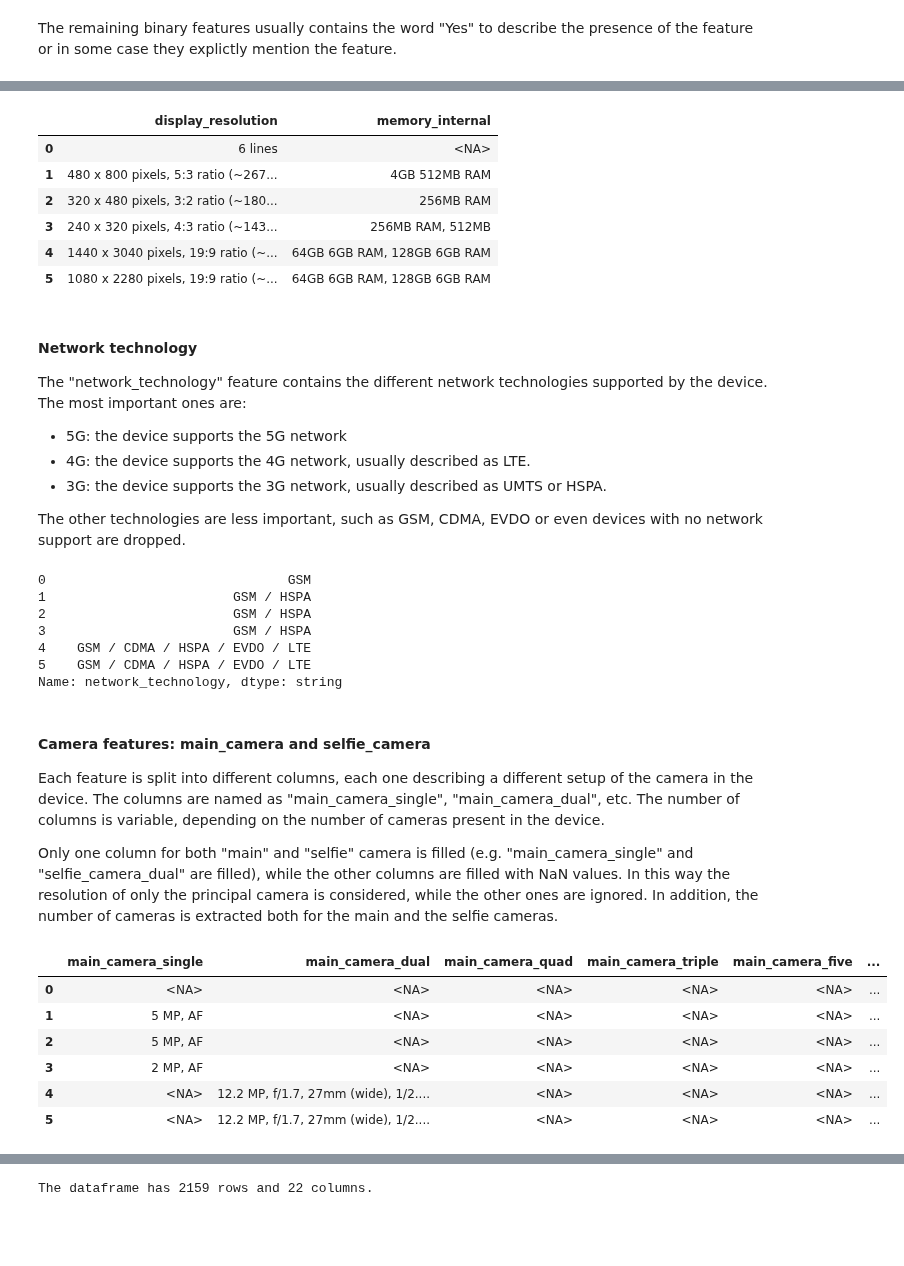
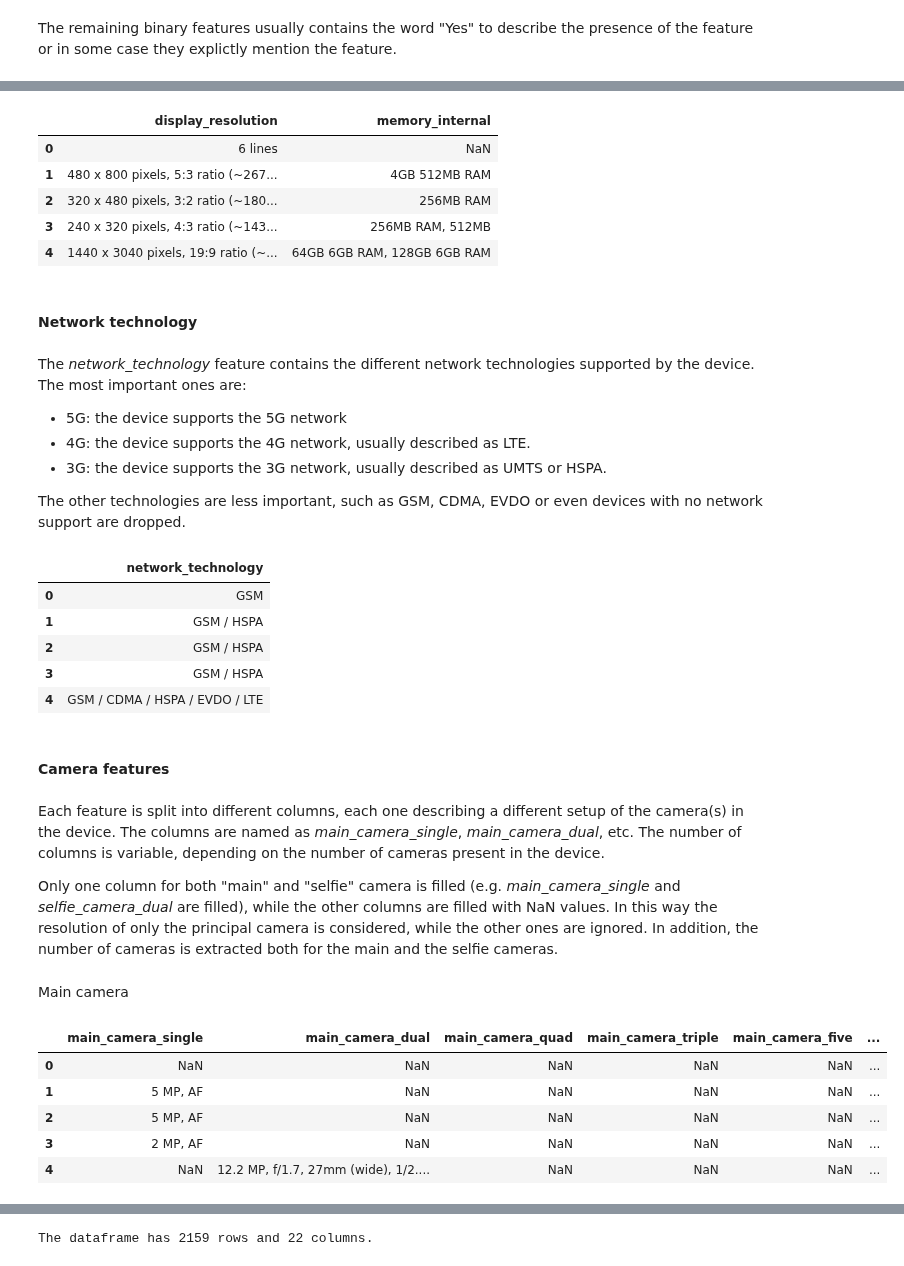
Before and after one commit to Valendrew/counterfactual-explanations, a Jupyter notebook: data_preprocessing.ipynb, the cells around one changed output, grey strips where cells are left out. Drawn from its saved outputs; the diff is of its cells as text; code cells hidden in the pictures; blank space fills up the shorter version.

```diff
--- a/data_preprocessing.ipynb
+++ b/data_preprocessing.ipynb
@@ -595,17 +695,16 @@ df_copy.loc[
 # %%
-df_copy.loc[0:5, ["display_resolution", "memory_internal"]]
+df_copy[["display_resolution", "memory_internal"]].head()
 # %% [output]
 |  | display_resolution | memory_internal |
-| 0 | 6 lines | <NA> |
+| 0 | 6 lines | NaN |
 | 1 | 480 x 800 pixels, 5:3 ratio (~267... | 4GB 512MB RAM |
 | 2 | 320 x 480 pixels, 3:2 ratio (~180... | 256MB RAM |
 | 3 | 240 x 320 pixels, 4:3 ratio (~143... | 256MB RAM, 512MB |
 | 4 | 1440 x 3040 pixels, 19:9 ratio (~... | 64GB 6GB RAM, 128GB 6GB RAM |
-| 5 | 1080 x 2280 pixels, 19:9 ratio (~... | 64GB 6GB RAM, 128GB 6GB RAM |
+# %% [markdown]
+#### Network technology
 # %% [markdown]
-#### Network technology
-
-The "network_technology" feature contains the different network technologies supported by the device. The most important ones are:
+The *network_technology* feature contains the different network technologies supported by the device. The most important ones are:
 
 - 5G: the device supports the 5G network
 - 4G: the device supports the 4G network, usually described as LTE.
@@ -613,38 +712,29 @@ The "network_technology" feature contains the different network technologies sup
 
 The other technologies are less important, such as GSM, CDMA, EVDO or even devices with no network support are dropped.
 # %%
-df_copy.loc[0:5, "network_technology"]
+df_copy[["network_technology"]].head()
 # %% [output]
-0                               GSM
-1                        GSM / HSPA
-2                        GSM / HSPA
-3                        GSM / HSPA
-4    GSM / CDMA / HSPA / EVDO / LTE
-5    GSM / CDMA / HSPA / EVDO / LTE
-Name: network_technology, dtype: string
+|  | network_technology |
+| 0 | GSM |
+| 1 | GSM / HSPA |
+| 2 | GSM / HSPA |
+| 3 | GSM / HSPA |
+| 4 | GSM / CDMA / HSPA / EVDO / LTE |
+# %% [markdown]
+#### Camera features
 # %% [markdown]
-#### Camera features: main_camera and selfie_camera
+Each feature is split into different columns, each one describing a different setup of the camera(s) in the device. The columns are named as *main_camera_single*, *main_camera_dual*, etc. The number of columns is variable, depending on the number of cameras present in the device.
 
-Each feature is split into different columns, each one describing a different setup of the camera in the device. The columns are named as "main_camera_single", "main_camera_dual", etc. The number of columns is variable, depending on the number of cameras present in the device.
-
-Only one column for both "main" and "selfie" camera is filled (e.g. "main_camera_single" and "selfie_camera_dual" are filled), while the other columns are filled with NaN values. In this way the resolution of only the principal camera is considered, while the other ones are ignored. In addition, the number of cameras is extracted both for the main and the selfie cameras.
+Only one column for both "main" and "selfie" camera is filled (e.g. *main_camera_single* and *selfie_camera_dual* are filled), while the other columns are filled with NaN values. In this way the resolution of only the principal camera is considered, while the other ones are ignored. In addition, the number of cameras is extracted both for the main and the selfie cameras.
+# %% [markdown]
+Main camera
 # %%
-df_copy.loc[
-    0:5,
-    [
-        "main_camera_single",
-        "main_camera_dual",
-        "main_camera_quad",
-        "main_camera_triple",
-        "main_camera_five",
-        "main_camera_dual_or_triple",
-    ],
-]
+main_cols = ["main_camera_single", "main_camera_dual", "main_camera_quad", "main_camera_triple", "main_camera_five", "main_camera_dual_or_triple"]
+df_copy[main_cols].head()
 # %% [output]
 |  | main_camera_single | main_camera_dual | main_camera_quad | main_camera_triple | main_camera_five | ... |
-| 0 | <NA> | <NA> | <NA> | <NA> | <NA> | ... |
-| 1 | 5 MP, AF | <NA> | <NA> | <NA> | <NA> | ... |
-| 2 | 5 MP, AF | <NA> | <NA> | <NA> | <NA> | ... |
-| 3 | 2 MP, AF | <NA> | <NA> | <NA> | <NA> | ... |
-| 4 | <NA> | 12.2 MP, f/1.7, 27mm (wide), 1/2.... | <NA> | <NA> | <NA> | ... |
-| 5 | <NA> | 12.2 MP, f/1.7, 27mm (wide), 1/2.... | <NA> | <NA> | <NA> | ... |
+| 0 | NaN | NaN | NaN | NaN | NaN | ... |
+| 1 | 5 MP, AF | NaN | NaN | NaN | NaN | ... |
+| 2 | 5 MP, AF | NaN | NaN | NaN | NaN | ... |
+| 3 | 2 MP, AF | NaN | NaN | NaN | NaN | ... |
+| 4 | NaN | 12.2 MP, f/1.7, 27mm (wide), 1/2.... | NaN | NaN | NaN | ... |
```
Also changed, not shown: parts of 107 cells of this notebook, 3 other files.
